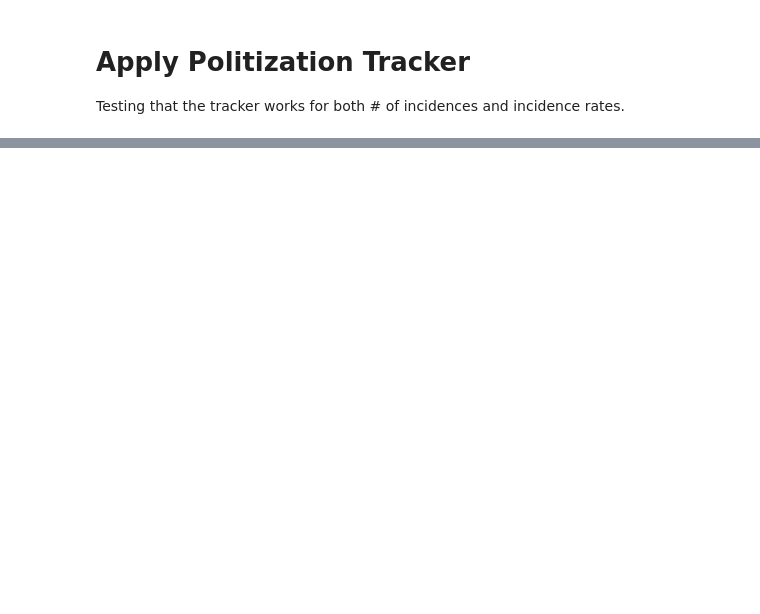
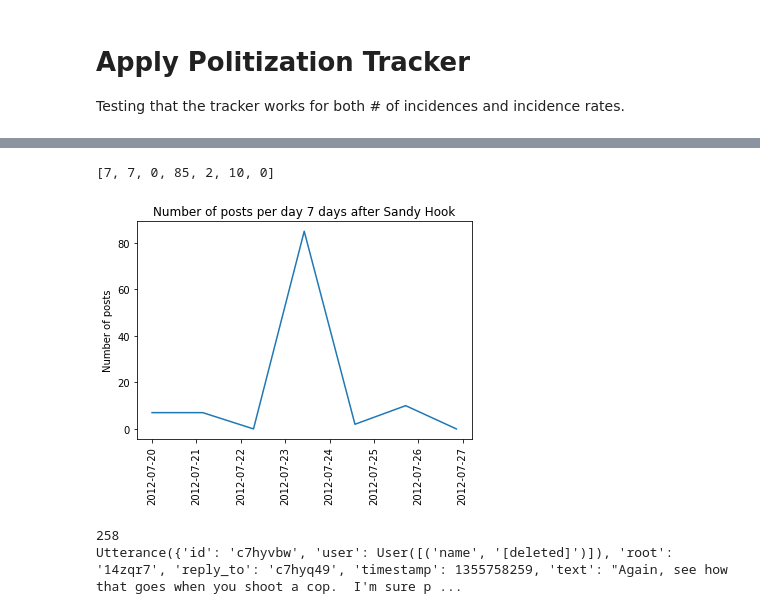
Before and after one commit to calebchiam/Cornell-Conversational-Analysis-Toolkit, a Jupyter notebook: examples/politicization/apply_politicization_tracker.ipynb, the cells around one changed output, grey strips where cells are left out. Drawn from its saved outputs; the diff is of its cells as text; code cells hidden in the pictures; blank space fills up the shorter version.

Commit message:
added politicization analysis for individual events

```diff
--- a/examples/politicization/apply_politicization_tracker.ipynb
+++ b/examples/politicization/apply_politicization_tracker.ipynb
@@ -14,5 +14,5 @@ from convokit import Corpus, Parser, PolTracker, Transformer
 import nltk
 # %%
 # load corpus, this takes a long time so you can also use a different corpus as a test
-#corpus = convokit.Corpus(filename='../politics-filtered-corpus')
-corpus = convokit.Corpus(filename=convokit.download("iq2-corpus"))
+corpus = convokit.Corpus(filename='../politics-filtered-corpus')
+#corpus = convokit.Corpus(filename=convokit.download("iq2-corpus"))
@@ -62,0 +60,2 @@ for conv_id in corpus.conversations:
+# %%
+utter_ids = corpus.get_utterance_ids()
@@ -62,0 +225,42 @@ for conv_id in corpus.conversations:
+# %%
+from datetime import datetime
+import pandas as pd
+
+ps = 7
+
+#Sandy hook dates
+#start_date = '2012-12-14'
+#end_date = '2012-12-22'
+start_date = '2012-07-20'
+end_date = '2012-07-28'
+
+num_posts_sh = [0] * ps
+times = pd.date_range(start=start_date,end=end_date,periods=ps+1)
+times = np.array(times)
+bin_times = times[:-1]
+
+# convert to datetime object
+times_temp = []
+for i,x in enumerate(times):
+    times_temp.append(pd.to_datetime(x))
+times = times_temp
+
+for i,x in enumerate(sh_list):
+    utt = corpus.get_utterance(x[0])
+    posted_time = datetime.fromtimestamp(utt.timestamp)
+    y = 0
+    while (posted_time > times[y]):
+        y = y + 1
+    ## this gives us the timeframe to mark it as
+    num_posts_sh[y-1] = num_posts_sh[y-1] + 1
+print(num_posts_sh)
+# %% [output]
+[7, 7, 0, 85, 2, 10, 0]
+# %%
+plt.plot(bin_times,num_posts_sh)
+plt.xticks(rotation='vertical')
+plt.ylabel('Number of posts')
+plt.title('Number of posts per day 7 days after Sandy Hook')
+plt.show()
+# %% [output]
+[figure, added]
@@ -62,0 +275,7 @@ for conv_id in corpus.conversations:
+# %%
+##check above function works as expected
+print(count_total_words(corpus.get_utterance(utter_ids[400080])))
+print(corpus.get_utterance(utter_ids[400080]))
+# %% [output]
+258
+Utterance({'id': 'c7hyvbw', 'user': User([('name', '[deleted]')]), 'root': '14zqr7', 'reply_to': 'c7hyq49', 'timestamp': 1355758259, 'text': "Again, see how that goes when you shoot a cop.  I'm sure p ...
```
Also changed, not shown: parts of 18 cells of this notebook, 1 other file.
